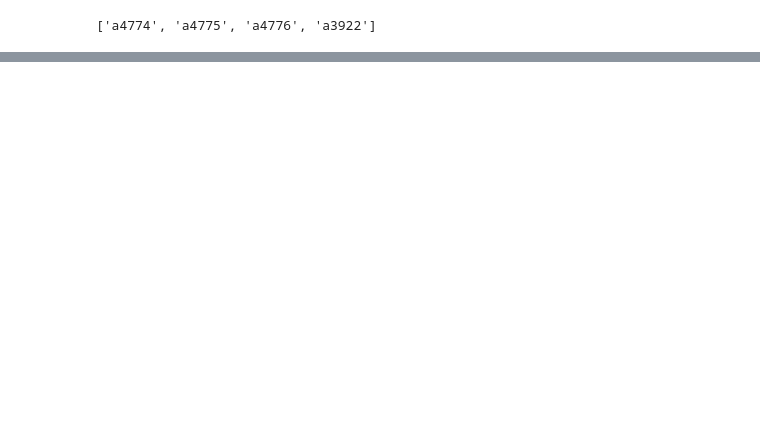
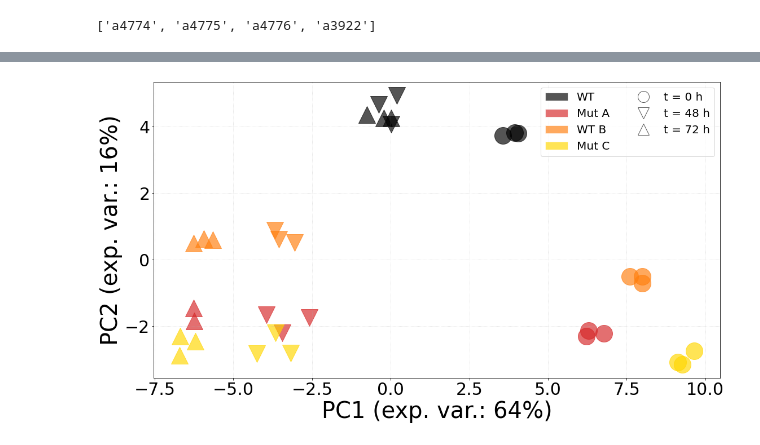
Before and after one commit to adelomana/reynisfjara, a Jupyter notebook: 05_differential_expression/DESeq2 DEG pattern finder.ipynb, the cells around one changed output, grey strips where cells are left out. Drawn from its saved outputs; the diff is of its cells as text; code cells hidden in the pictures; blank space fills up the shorter version.

```diff
--- a/05_differential_expression/DESeq2 DEG pattern finder.ipynb
+++ b/05_differential_expression/DESeq2 DEG pattern finder.ipynb
@@ -750,0 +834,46 @@ working with ENSMUSG00000047793
+# %%
+the_colors = []
+for element in pca_tpms.index:
+    if mice[0] in element:
+        the_colors.append('black')
+    elif mice[1] in element:
+        the_colors.append('tab:red')
+    elif mice[2] in element:
+        the_colors.append('tab:orange')
+    elif mice[3] in element:
+        the_colors.append('gold')
+    else:
+        print('error')
+
+the_markers = []
+for element in pca_tpms.index:
+    if '0h' in element:
+        the_markers.append('o')
+    elif '48h' in element:
+        the_markers.append('v')
+    elif '72h' in element:
+        the_markers.append('^')
+    else:
+        print('error')
+# %%
+for i in range(len(new)):
+    matplotlib.pyplot.scatter(new[i,0], new[i,1], s=900, c=the_colors[i], marker=the_markers[i], alpha=2/3)
+
+legend_elements = [
+    matplotlib.patches.Patch(facecolor='black', edgecolor='white', alpha=2/3),
+    matplotlib.patches.Patch(facecolor='tab:red', edgecolor='white', alpha=2/3),
+    matplotlib.patches.Patch(facecolor='tab:orange', edgecolor='white', alpha=2/3),
+    matplotlib.patches.Patch(facecolor='gold', edgecolor='white', alpha=2/3),
+
+    matplotlib.lines.Line2D([0], [0], color='white', marker='o', markerfacecolor='white', markeredgecolor='black', markersize=20, alpha=2/3),
+    matplotlib.lines.Line2D([0], [0], color='white', marker='v', markerfacecolor='white', markeredgecolor='black', markersize=20, alpha=2/3),
+    matplotlib.lines.Line2D([0], [0], color='white', marker='^', markerfacecolor='white', markeredgecolor='black', markersize=20, alpha=2/3)
+]
+matplotlib.pyplot.legend(legend_elements, ['WT', 'Mut A', 'WT B', 'Mut C', 't = 0 h', 't = 48 h', 't = 72 h'], ncol=2)
+
+matplotlib.pyplot.xlabel('PC1 (exp. var.: {}%)'.format(int(explained[0]*100)))
+matplotlib.pyplot.ylabel('PC2 (exp. var.: {}%)'.format(int(explained[1]*100)))
+matplotlib.pyplot.grid(alpha=0.5, ls=':')
+matplotlib.pyplot.tight_layout()
+# %% [output]
+[figure, added]
```
Also changed, not shown: parts of 29 cells of this notebook, 1 other file.
